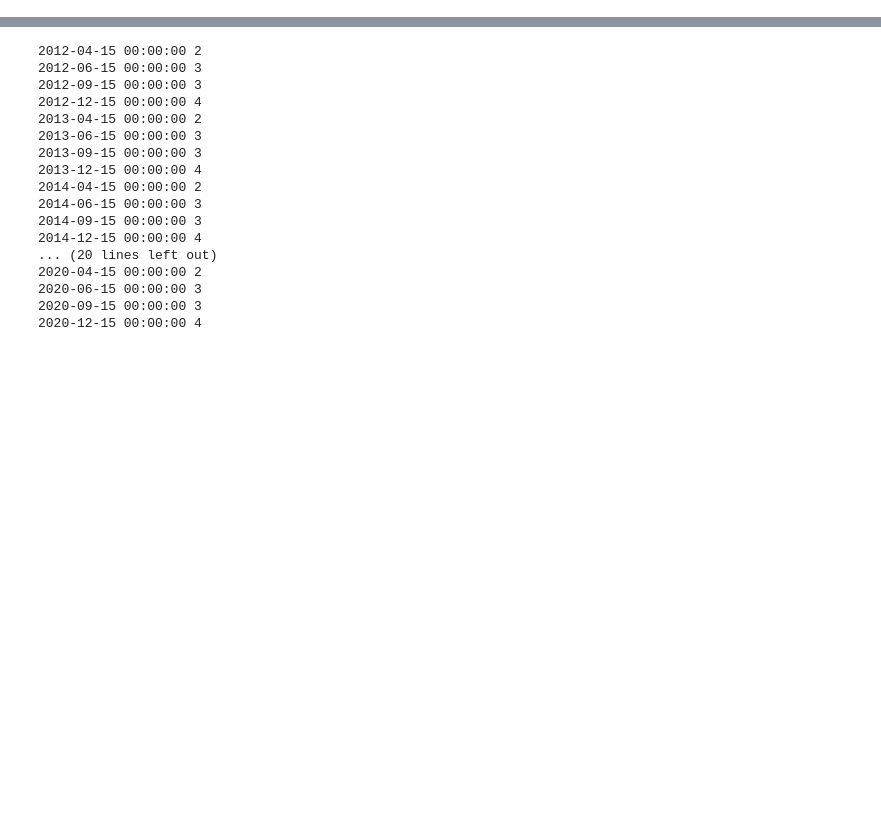
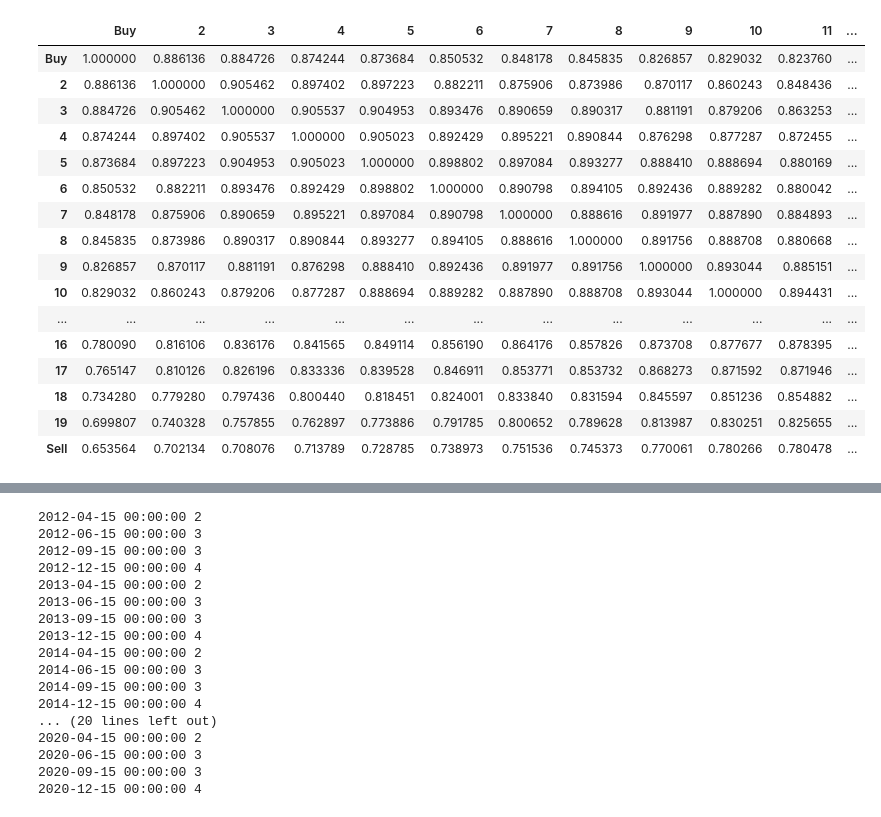
Before and after one commit to malkovich0/FinancePy, a Jupyter notebook: test.ipynb, the cells around one changed output, grey strips where cells are left out. Saved outputs shown, nothing was run; the diff lists cells and outputs as text; code cells hidden in the pictures; blank space fills up the shorter version.

```diff
--- a/test.ipynb
+++ b/test.ipynb
@@ -52,0 +240,7 @@ case.simple_analyzer_monthly_return()
+# %%
+case.limitOfPBR = None
+case.noOfPartial = 20
+case.caseFactors = {'val': ['PBR'], 'qual': [], 'profitMom': [], 'mom': [], 'size': [], 'vol': [],
+                    'quarter': True,'partial':True,'sizeTarget':None,'rebalance':False,'fscore':False,'kospi':False}
+case.caseStudy()
+display(case.simple_analyzer())
@@ -52,0 +295,20 @@ case.simple_analyzer_monthly_return()
+# %%
+case.dfCaseStudyResult.corr().style.background_gradient()
+# %% [output]
+|  | Buy | 2 | 3 | 4 | 5 | 6 | 7 | 8 | 9 | 10 | 11 | ... |
+| Buy | 1.000000 | 0.886136 | 0.884726 | 0.874244 | 0.873684 | 0.850532 | 0.848178 | 0.845835 | 0.826857 | 0.829032 | 0.823760 | ... |
+| 2 | 0.886136 | 1.000000 | 0.905462 | 0.897402 | 0.897223 | 0.882211 | 0.875906 | 0.873986 | 0.870117 | 0.860243 | 0.848436 | ... |
+| 3 | 0.884726 | 0.905462 | 1.000000 | 0.905537 | 0.904953 | 0.893476 | 0.890659 | 0.890317 | 0.881191 | 0.879206 | 0.863253 | ... |
+| 4 | 0.874244 | 0.897402 | 0.905537 | 1.000000 | 0.905023 | 0.892429 | 0.895221 | 0.890844 | 0.876298 | 0.877287 | 0.872455 | ... |
+| 5 | 0.873684 | 0.897223 | 0.904953 | 0.905023 | 1.000000 | 0.898802 | 0.897084 | 0.893277 | 0.888410 | 0.888694 | 0.880169 | ... |
+| 6 | 0.850532 | 0.882211 | 0.893476 | 0.892429 | 0.898802 | 1.000000 | 0.890798 | 0.894105 | 0.892436 | 0.889282 | 0.880042 | ... |
+| 7 | 0.848178 | 0.875906 | 0.890659 | 0.895221 | 0.897084 | 0.890798 | 1.000000 | 0.888616 | 0.891977 | 0.887890 | 0.884893 | ... |
+| 8 | 0.845835 | 0.873986 | 0.890317 | 0.890844 | 0.893277 | 0.894105 | 0.888616 | 1.000000 | 0.891756 | 0.888708 | 0.880668 | ... |
+| 9 | 0.826857 | 0.870117 | 0.881191 | 0.876298 | 0.888410 | 0.892436 | 0.891977 | 0.891756 | 1.000000 | 0.893044 | 0.885151 | ... |
+| 10 | 0.829032 | 0.860243 | 0.879206 | 0.877287 | 0.888694 | 0.889282 | 0.887890 | 0.888708 | 0.893044 | 1.000000 | 0.894431 | ... |
+| ... | ... | ... | ... | ... | ... | ... | ... | ... | ... | ... | ... | ... |
+| 16 | 0.780090 | 0.816106 | 0.836176 | 0.841565 | 0.849114 | 0.856190 | 0.864176 | 0.857826 | 0.873708 | 0.877677 | 0.878395 | ... |
+| 17 | 0.765147 | 0.810126 | 0.826196 | 0.833336 | 0.839528 | 0.846911 | 0.853771 | 0.853732 | 0.868273 | 0.871592 | 0.871946 | ... |
+| 18 | 0.734280 | 0.779280 | 0.797436 | 0.800440 | 0.818451 | 0.824001 | 0.833840 | 0.831594 | 0.845597 | 0.851236 | 0.854882 | ... |
+| 19 | 0.699807 | 0.740328 | 0.757855 | 0.762897 | 0.773886 | 0.791785 | 0.800652 | 0.789628 | 0.813987 | 0.830251 | 0.825655 | ... |
+| Sell | 0.653564 | 0.702134 | 0.708076 | 0.713789 | 0.728785 | 0.738973 | 0.751536 | 0.745373 | 0.770061 | 0.780266 | 0.780478 | ... |
```
Also changed, not shown: parts of 74 cells of this notebook, 8 other files.
